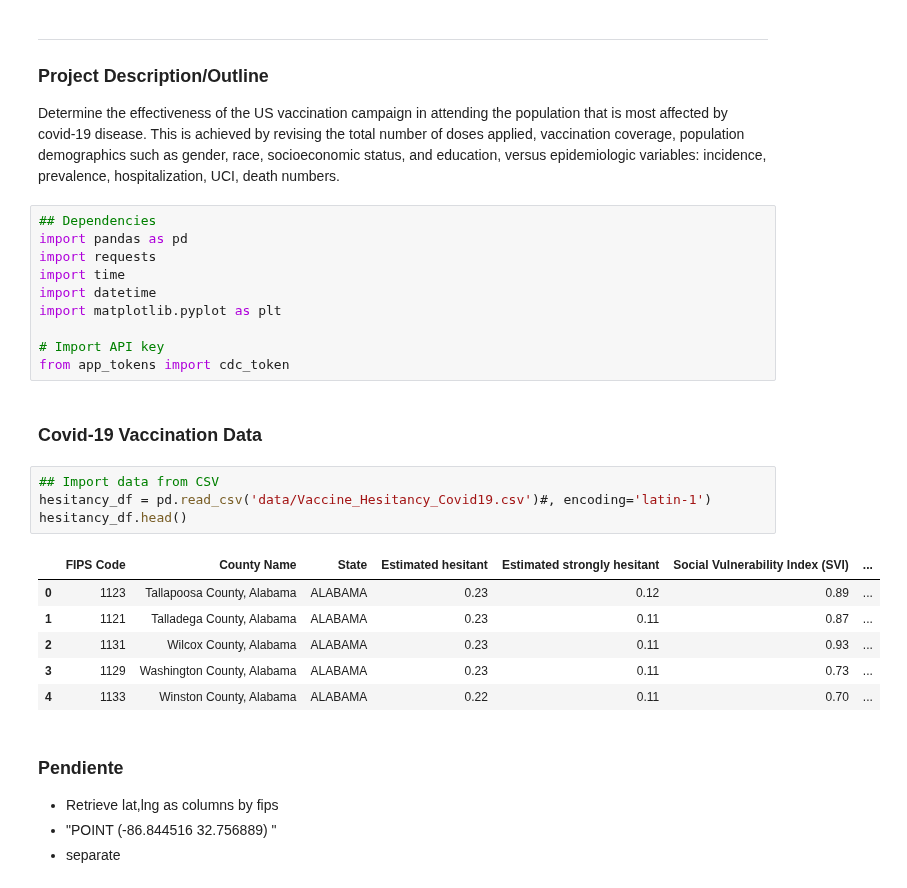
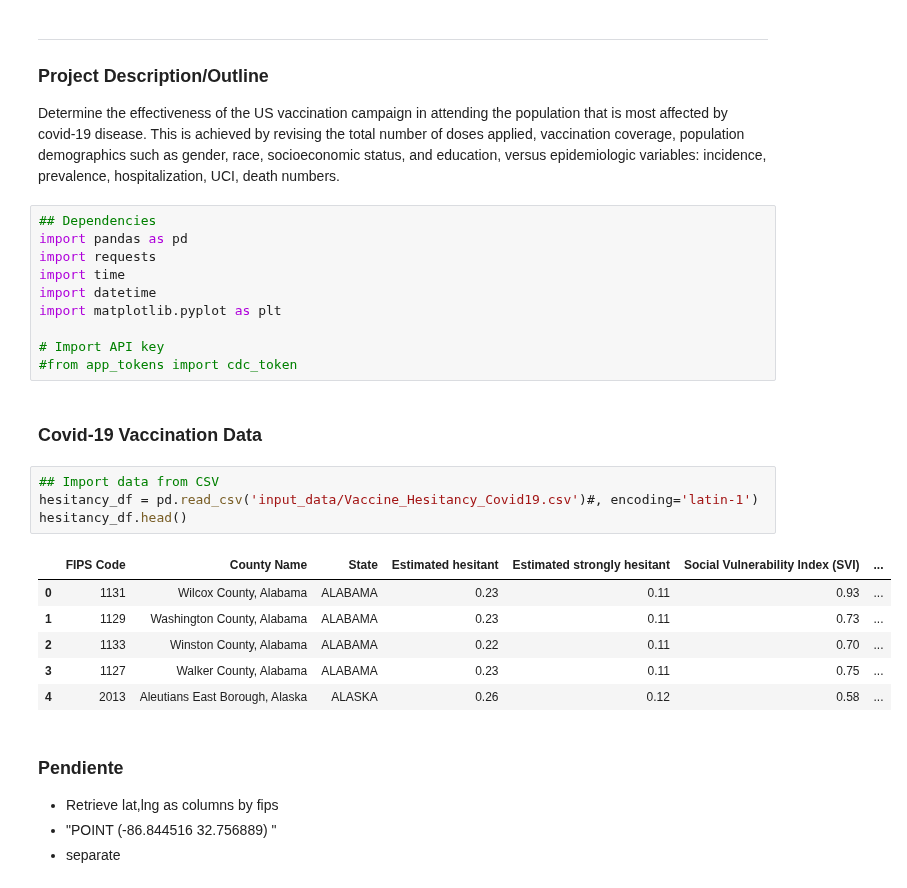
Before and after one commit to mgeffroy/P1-US-COVID-19-Vaccination-Campaign, a Jupyter notebook: P1.1_Data_Retrieval.ipynb, the cells around one changed output. Saved outputs shown, nothing was run; the diff lists cells and outputs as text.

```diff
--- a/P1.1_Data_Retrieval.ipynb
+++ b/P1.1_Data_Retrieval.ipynb
@@ -13,20 +13,20 @@ import datetime
 import matplotlib.pyplot as plt
 
 # Import API key
-from app_tokens import cdc_token
+#from app_tokens import cdc_token
 # %% [markdown]
 ### Covid-19 Vaccination Data
 # %%
 ## Import data from CSV
-hesitancy_df = pd.read_csv('data/Vaccine_Hesitancy_Covid19.csv')#, encoding='latin-1')
+hesitancy_df = pd.read_csv('input_data/Vaccine_Hesitancy_Covid19.csv')#, encoding='latin-1')
 hesitancy_df.head()
 # %% [output]
 |  | FIPS Code | County Name | State | Estimated hesitant | Estimated strongly hesitant | Social Vulnerability Index (SVI) | ... |
-| 0 | 1123 | Tallapoosa County, Alabama | ALABAMA | 0.23 | 0.12 | 0.89 | ... |
-| 1 | 1121 | Talladega County, Alabama | ALABAMA | 0.23 | 0.11 | 0.87 | ... |
-| 2 | 1131 | Wilcox County, Alabama | ALABAMA | 0.23 | 0.11 | 0.93 | ... |
-| 3 | 1129 | Washington County, Alabama | ALABAMA | 0.23 | 0.11 | 0.73 | ... |
-| 4 | 1133 | Winston County, Alabama | ALABAMA | 0.22 | 0.11 | 0.70 | ... |
+| 0 | 1131 | Wilcox County, Alabama | ALABAMA | 0.23 | 0.11 | 0.93 | ... |
+| 1 | 1129 | Washington County, Alabama | ALABAMA | 0.23 | 0.11 | 0.73 | ... |
+| 2 | 1133 | Winston County, Alabama | ALABAMA | 0.22 | 0.11 | 0.70 | ... |
+| 3 | 1127 | Walker County, Alabama | ALABAMA | 0.23 | 0.11 | 0.75 | ... |
+| 4 | 2013 | Aleutians East Borough, Alaska | ALASKA | 0.26 | 0.12 | 0.58 | ... |
 # %% [markdown]
 ### Pendiente
 - Retrieve lat,lng as columns by fips
```
Also changed, not shown: parts of 7 cells of this notebook, 1 other file.
